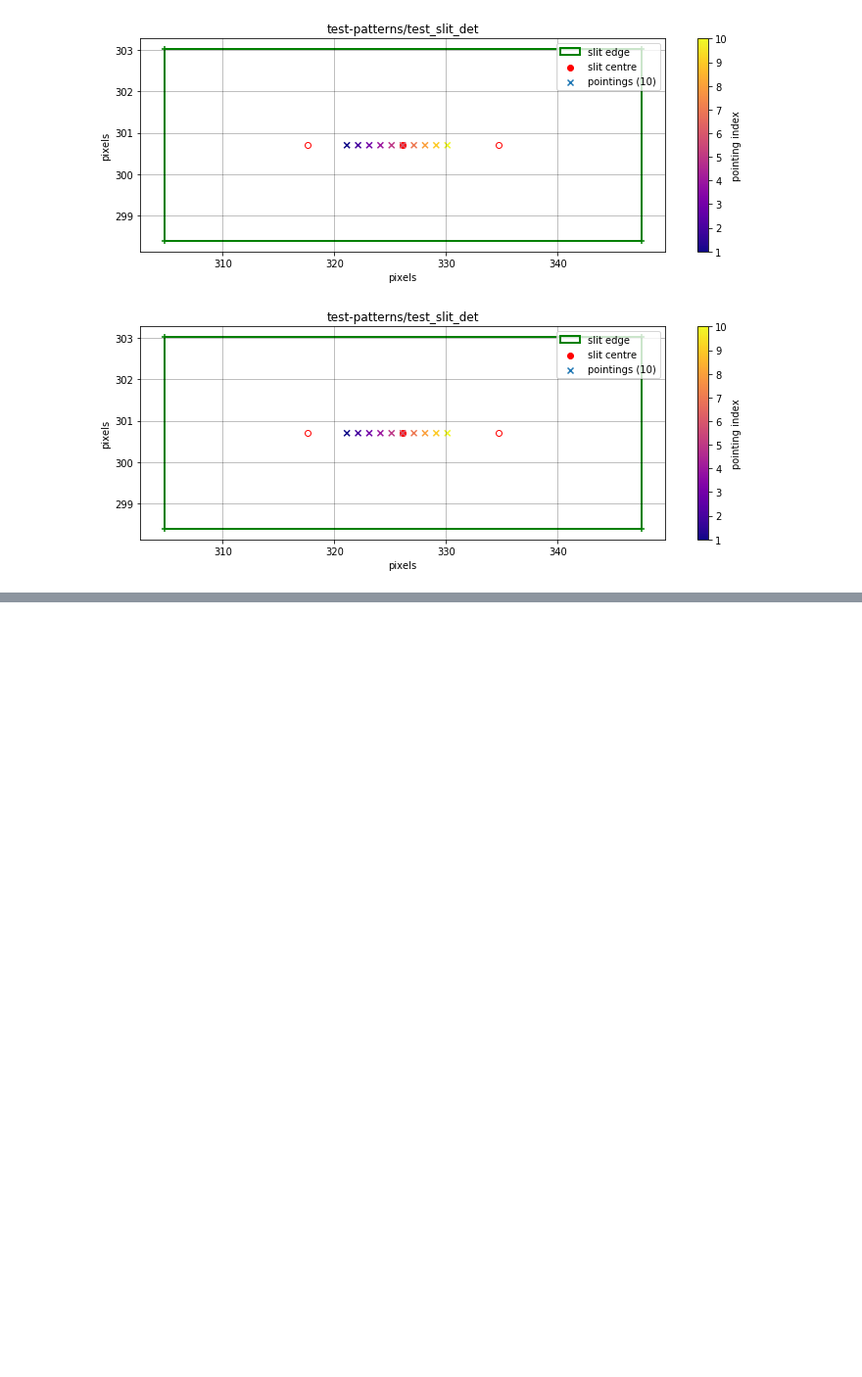
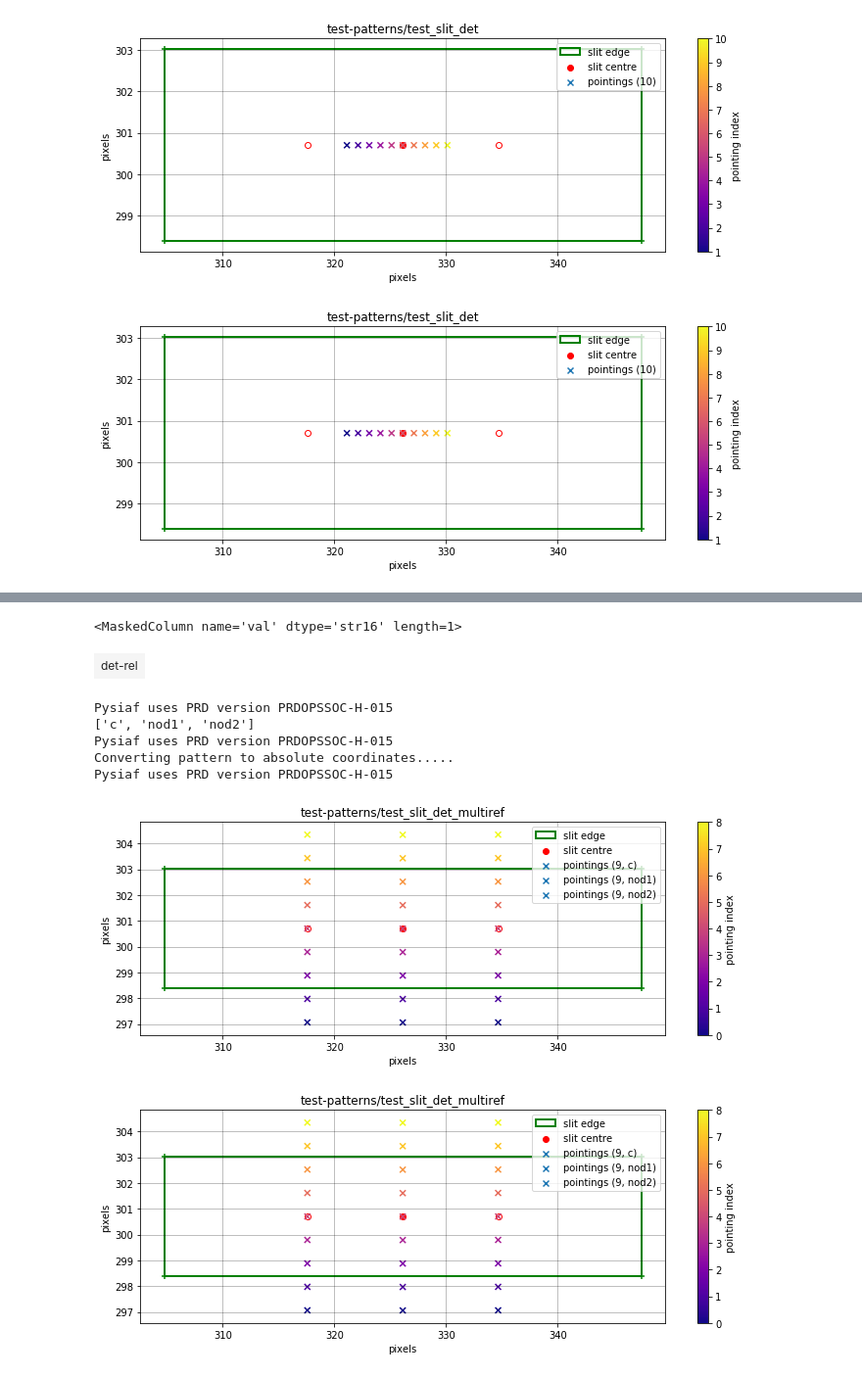
Before and after one commit to STScI-MIRI/MIRI-LRS-dithers, a Jupyter notebook: LRS_slit_pattern_demo.ipynb, the cells around one changed output, grey strips where cells are left out. Shown at 98% size. Saved outputs shown, nothing was run; the diff lists cells and outputs as text; code cells hidden in the pictures; blank space fills up the shorter version.

Commit message:
started working on coordinate conversions

```diff
--- a/LRS_slit_pattern_demo.ipynb
+++ b/LRS_slit_pattern_demo.ipynb
@@ -108,0 +113,3 @@ Pysiaf uses PRD version PRDOPSSOC-H-015
+# %%
+f = 'test-patterns/test_slit_det_multiref.txt'
+pmult = LRSPattern(file=f)
@@ -108,0 +136,15 @@ Pysiaf uses PRD version PRDOPSSOC-H-015
+# %%
+pmult.frame
+# %% [output]
+<MaskedColumn name='val' dtype='str16' length=1>
+| det-rel |
+# %%
+pmult.plot()
+# %% [output]
+Pysiaf uses PRD version PRDOPSSOC-H-015
+['c', 'nod1', 'nod2']
+Pysiaf uses PRD version PRDOPSSOC-H-015
+Converting pattern to absolute coordinates.....
+Pysiaf uses PRD version PRDOPSSOC-H-015
+[figure, added]
+[figure, added]
```
Also changed, not shown: parts of 3 cells of this notebook, 2 other files.
